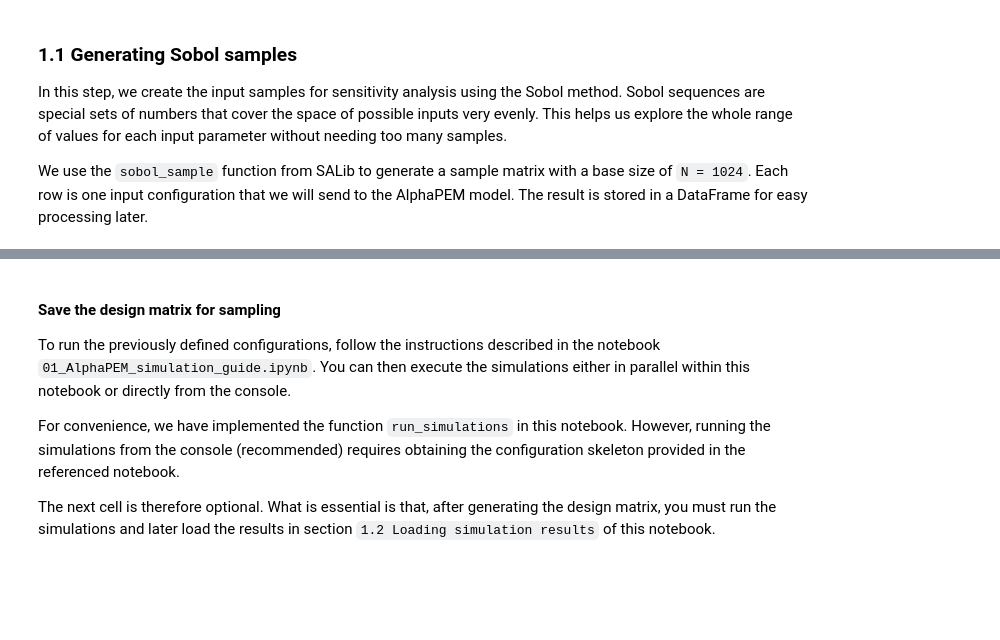
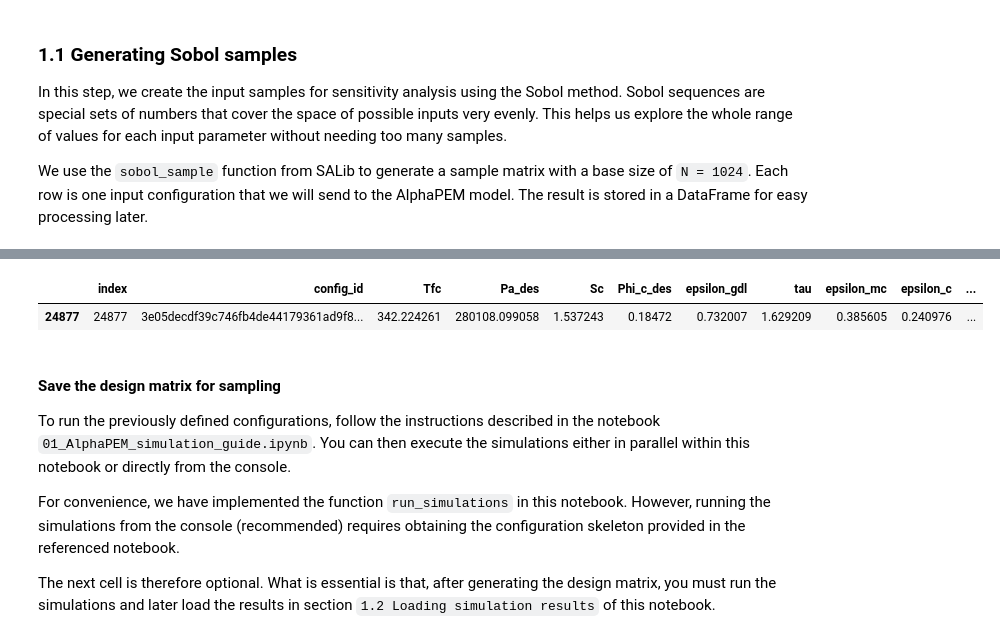
Before and after one commit to nathaly-vergel/Official-Sensitivity-Analysis-and-Surrogate-Modeling-of-PEM-Fuel-Cells, a Jupyter notebook: notebooks/03_sobol_analysis_AlphaPEM.ipynb, the cells around one changed output, grey strips where cells are left out. Drawn from its saved outputs; the diff is of its cells as text; code cells hidden in the pictures; blank space fills up the shorter version.

```diff
--- a/notebooks/03_sobol_analysis_AlphaPEM.ipynb
+++ b/notebooks/03_sobol_analysis_AlphaPEM.ipynb
@@ -80,3 +77,8 @@ df_param_values_final.head(3)
+# %%
+df_param_values_final[df_param_values_final["config_id"] == "3e05decdf39c746fb4de44179361ad9f89147fc7b2ede1ffb4da324ecbaead1a"]
+# %% [output]
+|  | index | config_id | Tfc | Pa_des | Sc | Phi_c_des | epsilon_gdl | tau | epsilon_mc | epsilon_c | ... |
+| 24877 | 24877 | 3e05decdf39c746fb4de44179361ad9f8... | 342.224261 | 280108.099058 | 1.537243 | 0.18472 | 0.732007 | 1.629209 | 0.385605 | 0.240976 | ... |
 # %%
 # df_param_values_final.to_pickle("../data/designs/sobol_design_matrix_N1024.pkl")
 # %% [markdown]
```
Also changed, not shown: parts of 4 cells of this notebook.
